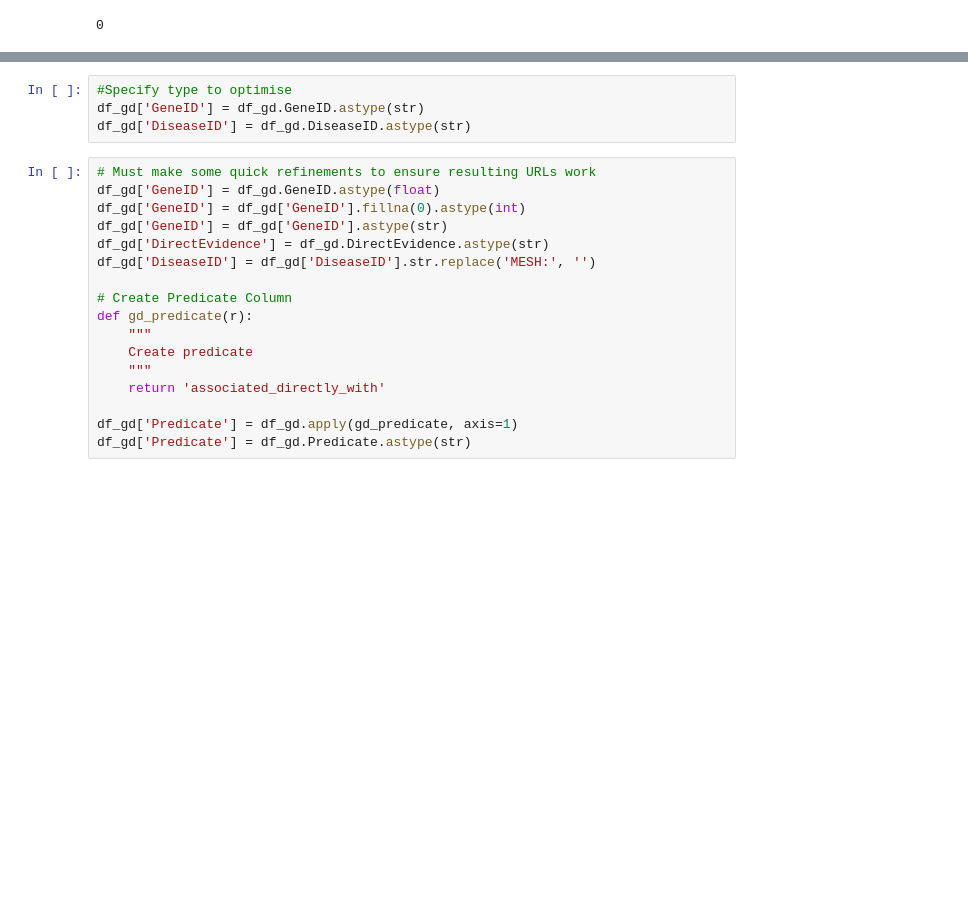
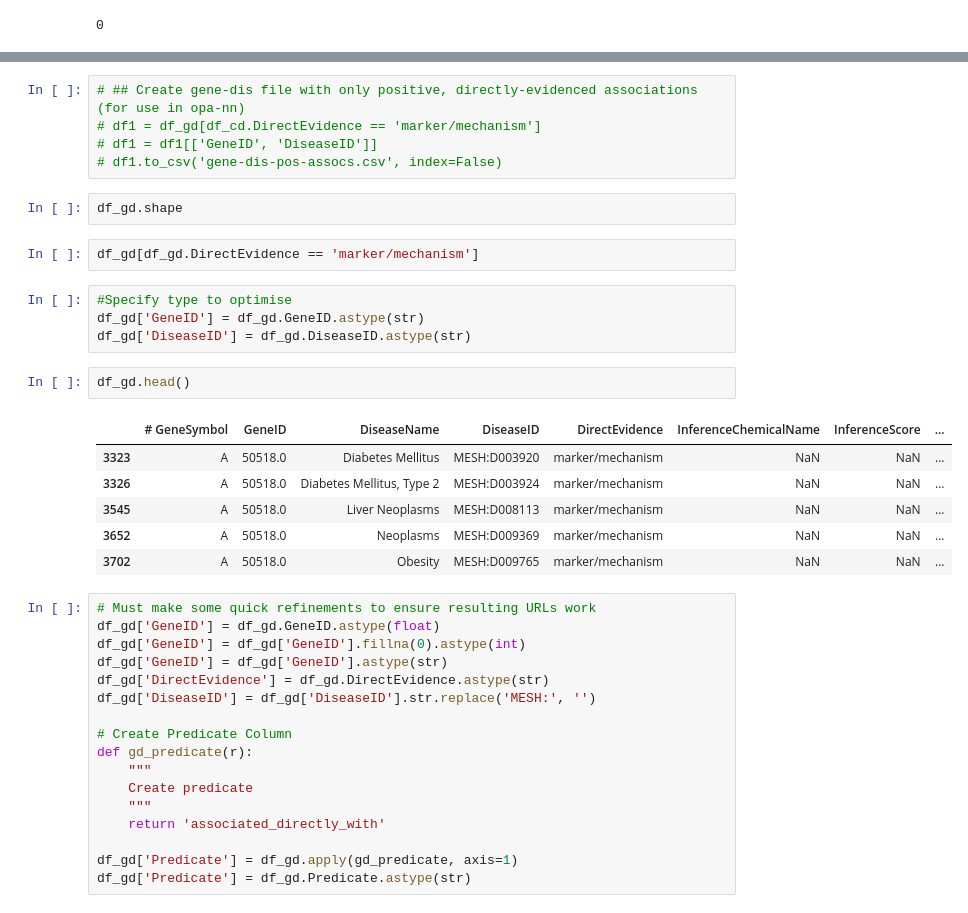
Before and after one commit to colemai/msc-thesis, a Jupyter notebook: ctd-to-nt/ctd-to-nt.ipynb, the cells around one changed output, grey strips where cells are left out. Drawn from its saved outputs; the diff is of its cells as text; blank space fills up the shorter version.

```diff
--- a/ctd-to-nt/ctd-to-nt.ipynb
+++ b/ctd-to-nt/ctd-to-nt.ipynb
@@ -327,7 +329,25 @@ df_gd = df_gd.dropna(subset=['DirectEvidence']) # drop if it doesn't have direct
+# %%
+# ## Create gene-dis file with only positive, directly-evidenced associations (for use in opa-nn)
+# df1 = df_gd[df_cd.DirectEvidence == 'marker/mechanism']
+# df1 = df1[['GeneID', 'DiseaseID']]
+# df1.to_csv('gene-dis-pos-assocs.csv', index=False)
+# %%
+df_gd.shape
+# %%
+df_gd[df_gd.DirectEvidence == 'marker/mechanism']
 # %%
 #Specify type to optimise
 df_gd['GeneID'] = df_gd.GeneID.astype(str)
 df_gd['DiseaseID'] = df_gd.DiseaseID.astype(str)
+# %%
+df_gd.head()
+# %% [output]
+|  | # GeneSymbol | GeneID | DiseaseName | DiseaseID | DirectEvidence | InferenceChemicalName | InferenceScore | ... |
+| 3323 | A | 50518.0 | Diabetes Mellitus | MESH:D003920 | marker/mechanism | NaN | NaN | ... |
+| 3326 | A | 50518.0 | Diabetes Mellitus, Type 2 | MESH:D003924 | marker/mechanism | NaN | NaN | ... |
+| 3545 | A | 50518.0 | Liver Neoplasms | MESH:D008113 | marker/mechanism | NaN | NaN | ... |
+| 3652 | A | 50518.0 | Neoplasms | MESH:D009369 | marker/mechanism | NaN | NaN | ... |
+| 3702 | A | 50518.0 | Obesity | MESH:D009765 | marker/mechanism | NaN | NaN | ... |
 # %%
 # Must make some quick refinements to ensure resulting URLs work
 df_gd['GeneID'] = df_gd.GeneID.astype(float)
```
Also changed, not shown: parts of 1 cell of this notebook, 2 other files.
